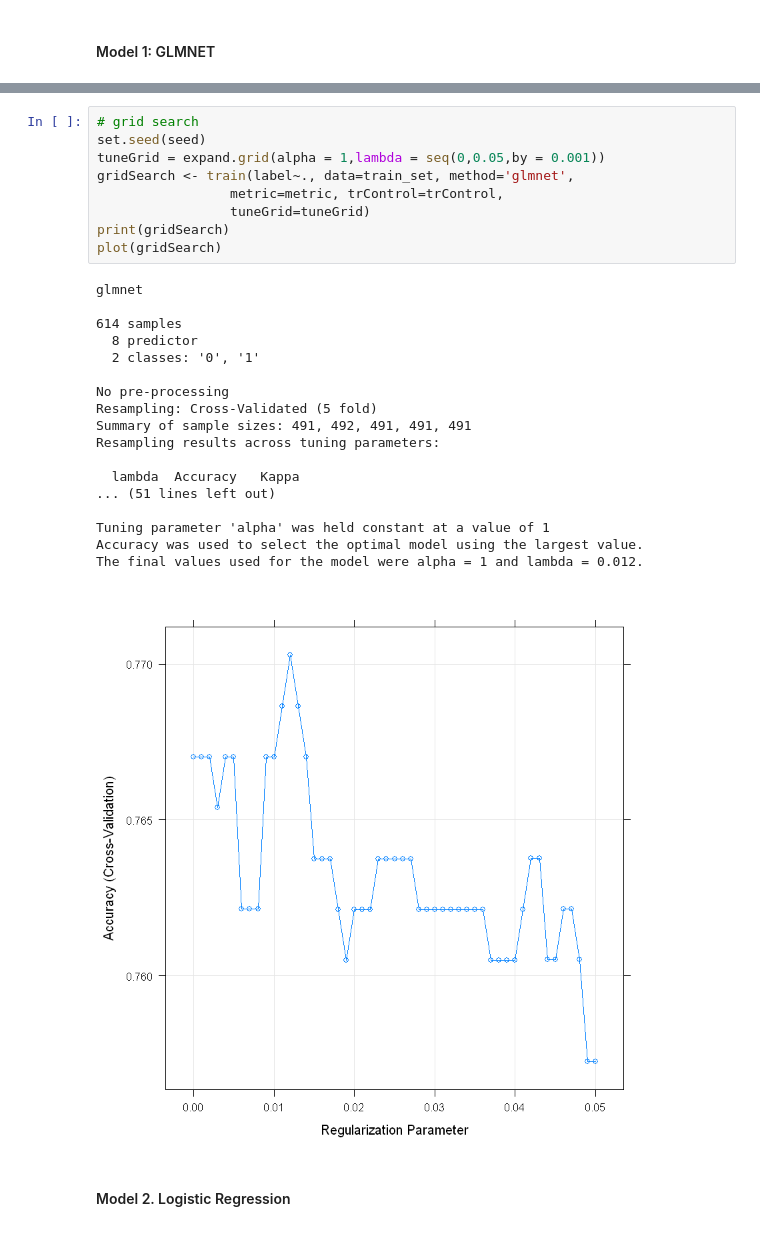
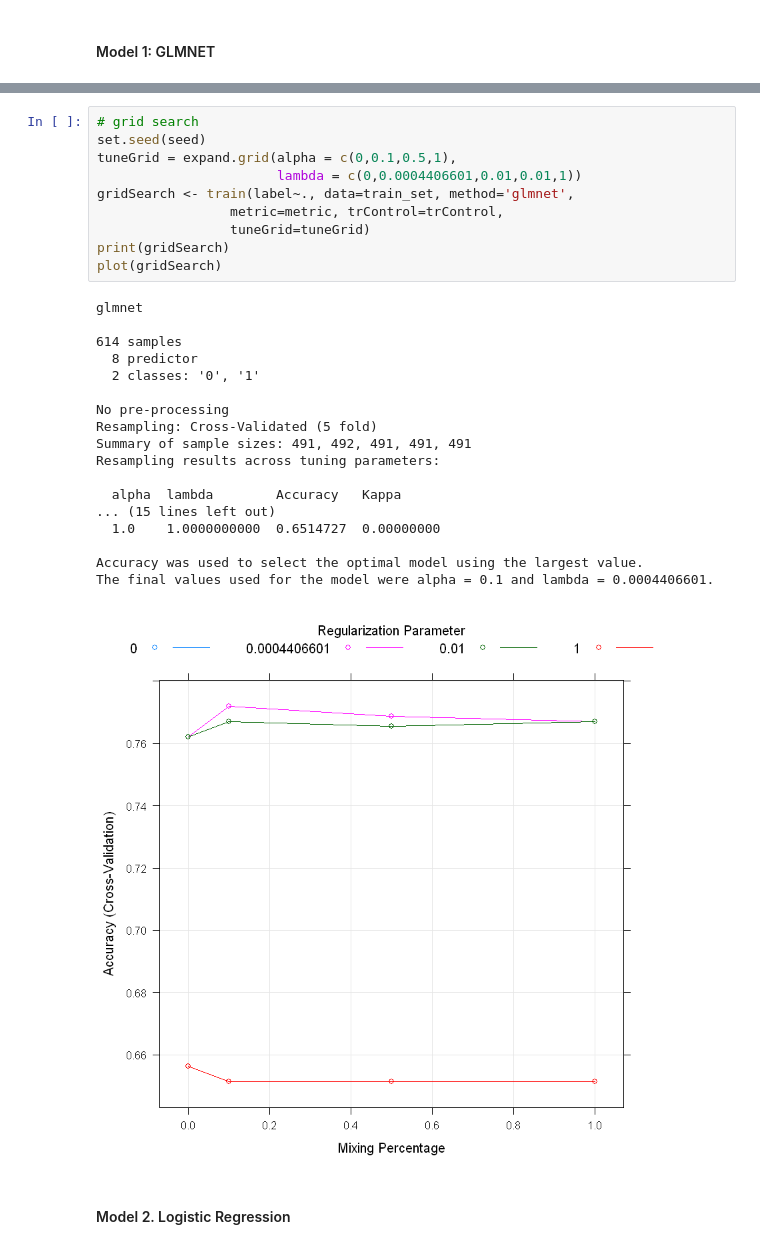
Before and after one commit to dundee2002/Machine-Deep-Learning-in-Python-and-R, a Jupyter notebook: Machine-Learning-in-R/Classification/BinClass_R_uci_pima_indian_diabetes_a812.ipynb, the cells around one changed output, grey strips where cells are left out. Saved outputs shown, nothing was run; the diff lists cells and outputs as text.

```diff
--- a/Machine-Learning-in-R/Classification/BinClass_R_uci_pima_indian_diabetes_a812.ipynb
+++ b/Machine-Learning-in-R/Classification/BinClass_R_uci_pima_indian_diabetes_a812.ipynb
@@ -226,30 +265,31 @@ metric <- 'Accuracy'
 # %%
 # grid search
 set.seed(seed)
-tuneGrid = expand.grid(alpha = 1,lambda = seq(0,0.05,by = 0.001))
+tuneGrid = expand.grid(alpha = c(0,0.1,0.5,1),
+                       lambda = c(0,0.0004406601,0.01,0.01,1))
 gridSearch <- train(label~., data=train_set, method='glmnet',
                  metric=metric, trControl=trControl,
                  tuneGrid=tuneGrid)
 print(gridSearch)
 plot(gridSearch)
 # %% [output]
 glmnet
 
 614 samples
   8 predictor
   2 classes: '0', '1'
 
 No pre-processing
 Resampling: Cross-Validated (5 fold)
 Summary of sample sizes: 491, 492, 491, 491, 491
 Resampling results across tuning parameters:
 
-  lambda  Accuracy   Kappa
-... (51 lines left out)
+  alpha  lambda        Accuracy   Kappa
+... (15 lines left out)
+  1.0    1.0000000000  0.6514727  0.00000000
 
-Tuning parameter 'alpha' was held constant at a value of 1
 Accuracy was used to select the optimal model using the largest value.
-The final values used for the model were alpha = 1 and lambda = 0.012.
+The final values used for the model were alpha = 0.1 and lambda = 0.0004406601.
-[figure, old version]
+[figure, new version]
 # %% [markdown]
 #### Model 2. Logistic Regression
```
Also changed, not shown: parts of 14 cells of this notebook, 1 other file.
